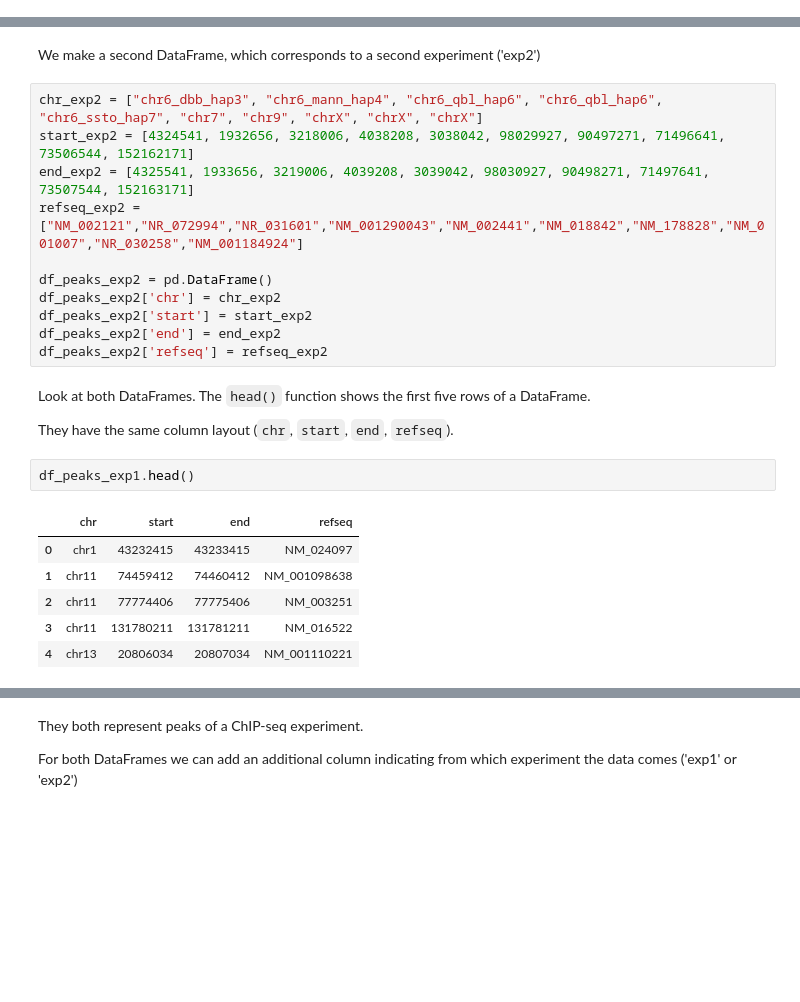
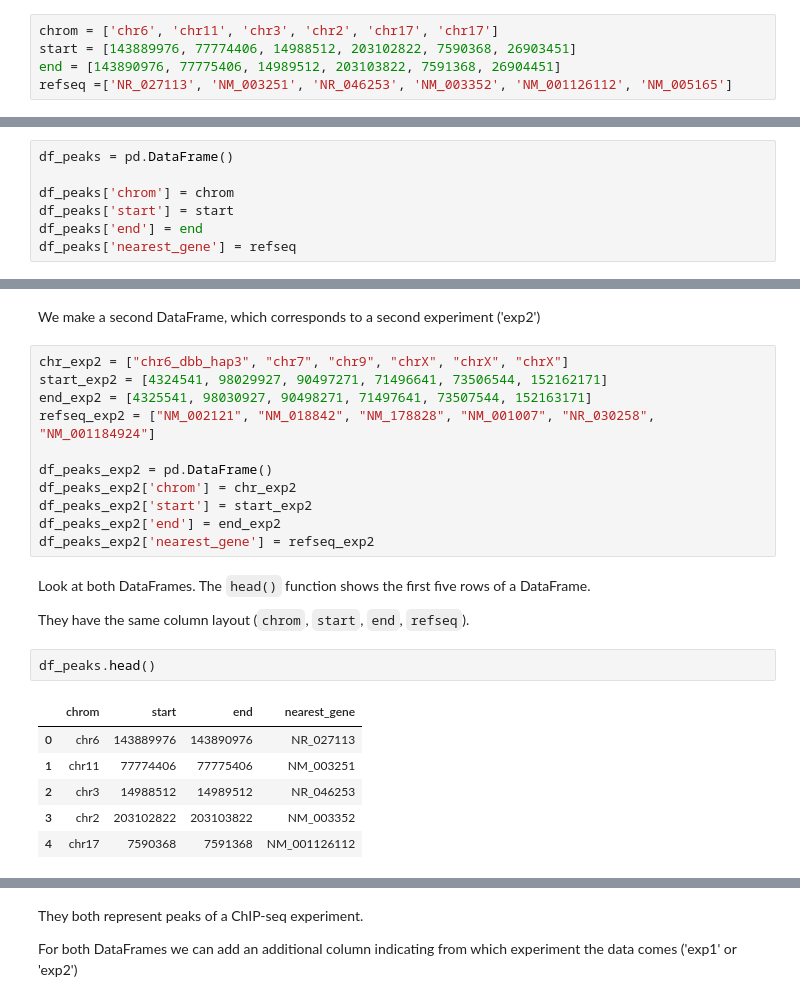
Before and after one commit to vanheeringen-lab/cfb_book, a Jupyter notebook: content/pandas.ipynb, the cells around one changed output, grey strips where cells are left out. Saved outputs shown, nothing was run; the diff lists cells and outputs as text; blank space fills up the shorter version.

```diff
--- a/content/pandas.ipynb
+++ b/content/pandas.ipynb
@@ -35,2 +27,7 @@ refseq_exp1 = ["NM_024097","NM_001098638","NM_003251","NM_016522","NM_001110221"
+# %%
+chrom = ['chr6', 'chr11', 'chr3', 'chr2', 'chr17', 'chr17']
+start = [143889976, 77774406, 14988512, 203102822, 7590368, 26903451]
+end = [143890976, 77775406, 14989512, 203103822, 7591368, 26904451]
+refseq =['NR_027113', 'NM_003251', 'NR_046253', 'NM_003352', 'NM_001126112', 'NM_005165']
 # %% [markdown]
 In this case we create an empty DataFrame first, and we fill it up with the individual columns.
@@ -44 +34,8 @@ df_peaks_exp1['refseq'] = refseq_exp1
+# %%
+df_peaks = pd.DataFrame()
+
+df_peaks['chrom'] = chrom
+df_peaks['start'] = start
+df_peaks['end'] = end
+df_peaks['nearest_gene'] = refseq
 # %% [markdown]
@@ -86,29 +63,29 @@ df_peaks_exp1
 # %% [markdown]
 We make a second DataFrame, which corresponds to a second experiment ('exp2')
 # %%
-chr_exp2 = ["chr6_dbb_hap3", "chr6_mann_hap4", "chr6_qbl_hap6", "chr6_qbl_hap6", "chr6_ssto_hap7", "chr7", "chr9", "chrX", "chrX", "chrX"]
-start_exp2 = [4324541, 1932656, 3218006, 4038208, 3038042, 98029927, 90497271, 71496641, 73506544, 152162171]
-end_exp2 = [4325541, 1933656, 3219006, 4039208, 3039042, 98030927, 90498271, 71497641, 73507544, 152163171]
-refseq_exp2 = ["NM_002121","NR_072994","NR_031601","NM_001290043","NM_002441","NM_018842","NM_178828","NM_001007","NR_030258","NM_001184924"]
+chr_exp2 = ["chr6_dbb_hap3", "chr7", "chr9", "chrX", "chrX", "chrX"]
+start_exp2 = [4324541, 98029927, 90497271, 71496641, 73506544, 152162171]
+end_exp2 = [4325541, 98030927, 90498271, 71497641, 73507544, 152163171]
+refseq_exp2 = ["NM_002121", "NM_018842", "NM_178828", "NM_001007", "NR_030258", "NM_001184924"]
 
 df_peaks_exp2 = pd.DataFrame()
-df_peaks_exp2['chr'] = chr_exp2
+df_peaks_exp2['chrom'] = chr_exp2
 df_peaks_exp2['start'] = start_exp2
 df_peaks_exp2['end'] = end_exp2
-df_peaks_exp2['refseq'] = refseq_exp2
+df_peaks_exp2['nearest_gene'] = refseq_exp2
 # %% [markdown]
 Look at both DataFrames. The `head()` function shows the first five rows of a DataFrame.
 
-They have the same column layout (`chr`, `start`, `end`, `refseq`).
+They have the same column layout (`chrom`, `start`, `end`, `refseq`).
 # %%
-df_peaks_exp1.head()
+df_peaks.head()
 # %% [output]
-|  | chr | start | end | refseq |
-| 0 | chr1 | 43232415 | 43233415 | NM_024097 |
-| 1 | chr11 | 74459412 | 74460412 | NM_001098638 |
-| 2 | chr11 | 77774406 | 77775406 | NM_003251 |
-| 3 | chr11 | 131780211 | 131781211 | NM_016522 |
-| 4 | chr13 | 20806034 | 20807034 | NM_001110221 |
+|  | chrom | start | end | nearest_gene |
+| 0 | chr6 | 143889976 | 143890976 | NR_027113 |
+| 1 | chr11 | 77774406 | 77775406 | NM_003251 |
+| 2 | chr3 | 14988512 | 14989512 | NR_046253 |
+| 3 | chr2 | 203102822 | 203103822 | NM_003352 |
+| 4 | chr17 | 7590368 | 7591368 | NM_001126112 |
 # %%
 df_peaks_exp2.head()
 # %% [output]
```
Also changed, not shown: parts of 48 cells of this notebook, 29 other files.
